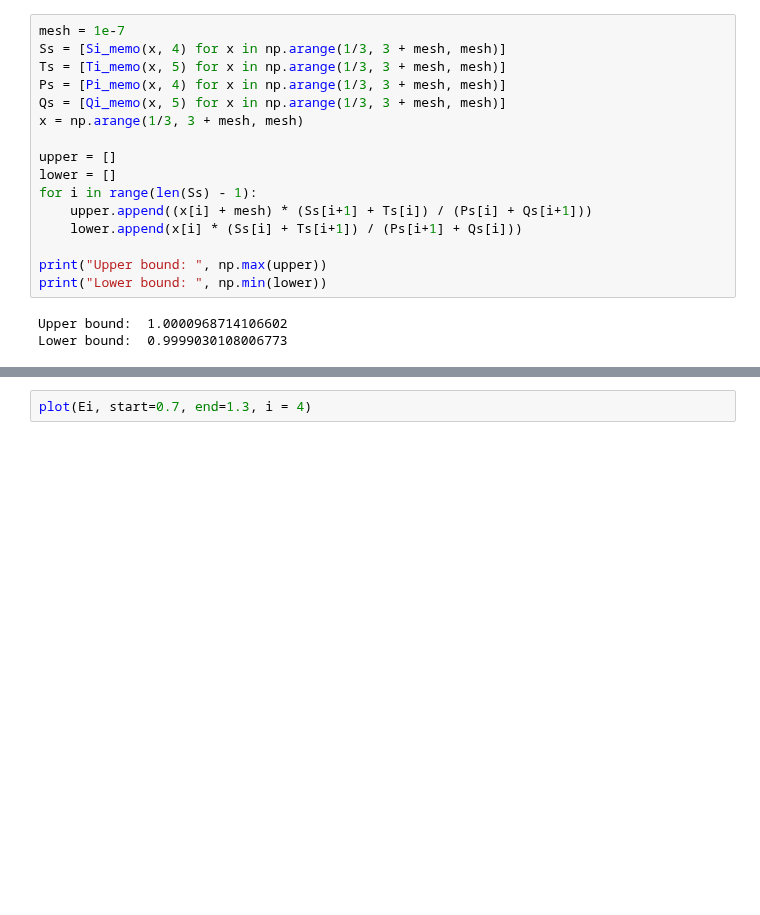
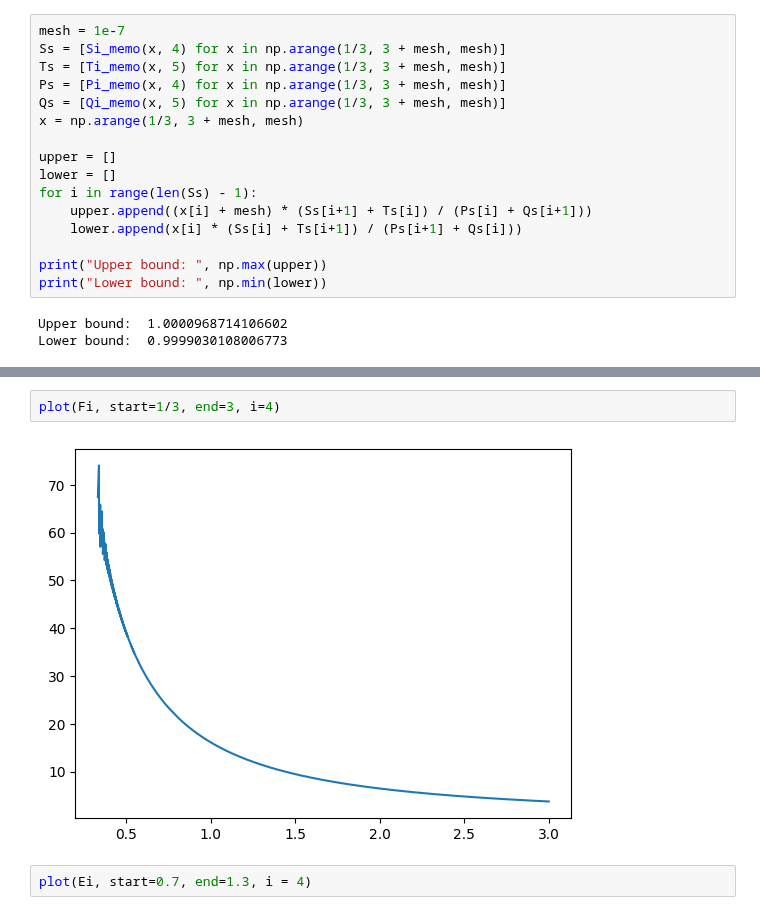
Before and after one commit to marlo-z/random-turn-games, a Jupyter notebook: mina_margin_map/run.ipynb, the cells around one changed output, grey strips where cells are left out. Cells and saved outputs as stored; diff of their text form; blank space fills up the shorter version.

```diff
--- a/mina_margin_map/run.ipynb
+++ b/mina_margin_map/run.ipynb
@@ -75,3 +213,7 @@ plot(M, start=1/3, end=3, l = 5, k = 4)
+# %%
+plot(Fi, start=1/3, end=3, i=4)
+# %% [output]
+[figure, added]
 # %%
 plot(Ei, start=0.7, end=1.3, i = 4)
 # %% [output]
```
Also changed, not shown: parts of 12 cells of this notebook, 1 other file.
